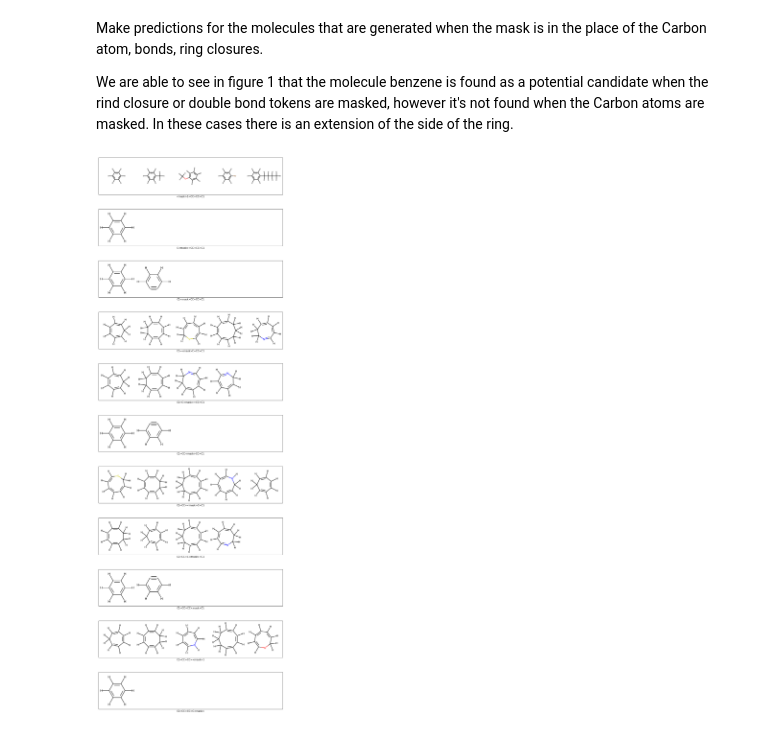
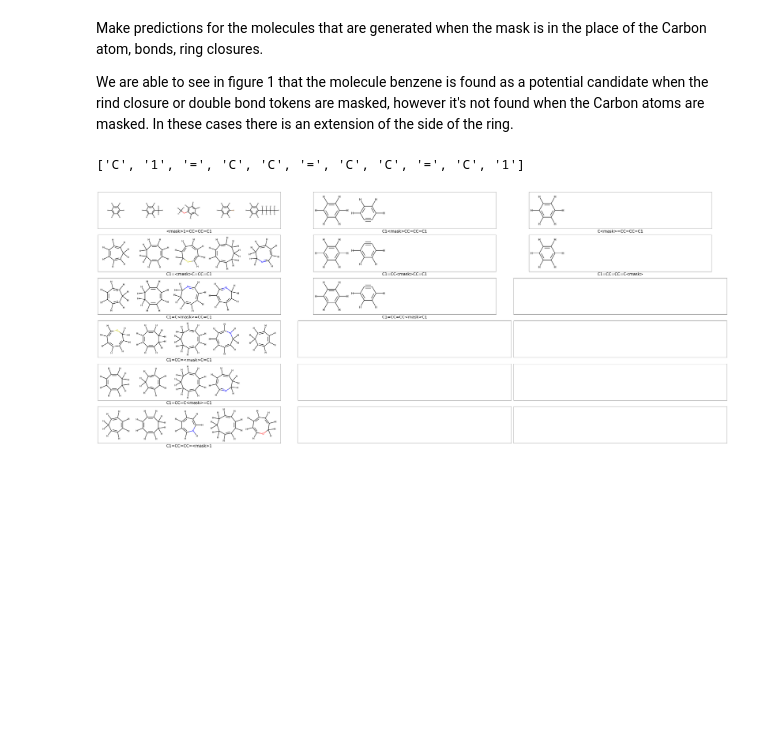
Before and after one commit to deloragaskins/data_science_public, a Jupyter notebook: independent_study/Chem_Ash_2_masked_token_simple_benzene_derivatives.ipynb, the cells around one changed output. Cells and saved outputs as stored; diff of their text form; code cells hidden in the pictures; blank space fills up the shorter version.

Commit message:
sorted Figure 1 by masked token type

```diff
--- a/independent_study/Chem_Ash_2_masked_token_simple_benzene_derivatives.ipynb
+++ b/independent_study/Chem_Ash_2_masked_token_simple_benzene_derivatives.ipynb
@@ -135,6 +137,7 @@ We are able to see in figure 1 that the molecule benzene is found as a potential
 molecule_str="C1=CC=CC=C1"
 img_list=[]
 mask_list=[]
+replaced_list=[]
 for counter1 in range(len(molecule_str)):
   mask_start_pos=counter1
   mask_end_pos=mask_start_pos
@@ -142,27 +145,36 @@ for counter1 in range(len(molecule_str)):
   mask_str='<mask>'
 
   smiles_mask=addmask(molecule_str,mask_str,mask_start_pos,mask_end_pos)
-
+  replaced=molecule_str[mask_start_pos:mask_end_pos+1]
   sequence = smiles_mask.replace('<mask>',tokenizer.mask_token)
   n=5
   valid_mols_list=predict_n(sequence,n)
   #valid_mols_list.insert(0, Chem.AddHs(Chem.MolFromSmiles(smiles_org)))
   mask_list.append(smiles_mask)
   img_list.append(ChemDraw.MolsToGridImage(valid_mols_list,molsPerRow=5))
-
-length_peek=len(img_list)
-size_adj_x=3
-size_adj_y=1
-Fig1=plt.figure(figsize=(length_peek*size_adj_y,length_peek*size_adj_x))
-
-number_of_rows=length_peek
-number_of_columns=1
-for counter0 in range(length_peek):
-  plt.subplot(number_of_rows,number_of_columns,counter0+1)
-  plt.imshow(img_list[counter0])
-  plt.xticks([])
-  plt.yticks([])
-  plt.xlabel(mask_list[counter0])
-plt.tight_layout()
+  replaced_list.append(replaced)
-# %% [output]
-[figure, removed]
+# %%
+#########################################################################
+#Display
+sorted_list=[0,3,4,6,7,9]+[2,5,8]+[1,10]
+reordered_list=[0,2,1,3,5,10,4,8,'blank',6,'blank','blank',7,'blank','blank',9,'blank','blank']
+
+print(replaced_list)
+length_peek=len(img_list)
+size_adj_x=2*length_peek
+size_adj_y=5*length_peek
+Fig1=plt.figure(figsize=(size_adj_y,size_adj_x))
+
+number_of_rows=6
+number_of_columns=3
+for counter0 in range(number_of_columns*number_of_rows):
+  plt.subplot(number_of_rows,number_of_columns,counter0+1)
+  if reordered_list[counter0] != 'blank':
+    plt.imshow(img_list[reordered_list[counter0]])
+    plt.xlabel(mask_list[reordered_list[counter0]], fontsize=24)
+  plt.xticks([])
+  plt.yticks([])
+plt.tight_layout()
+# %% [output]
+['C', '1', '=', 'C', 'C', '=', 'C', 'C', '=', 'C', '1']
+[figure, added]
```
Also changed, not shown: parts of 2 cells of this notebook.
